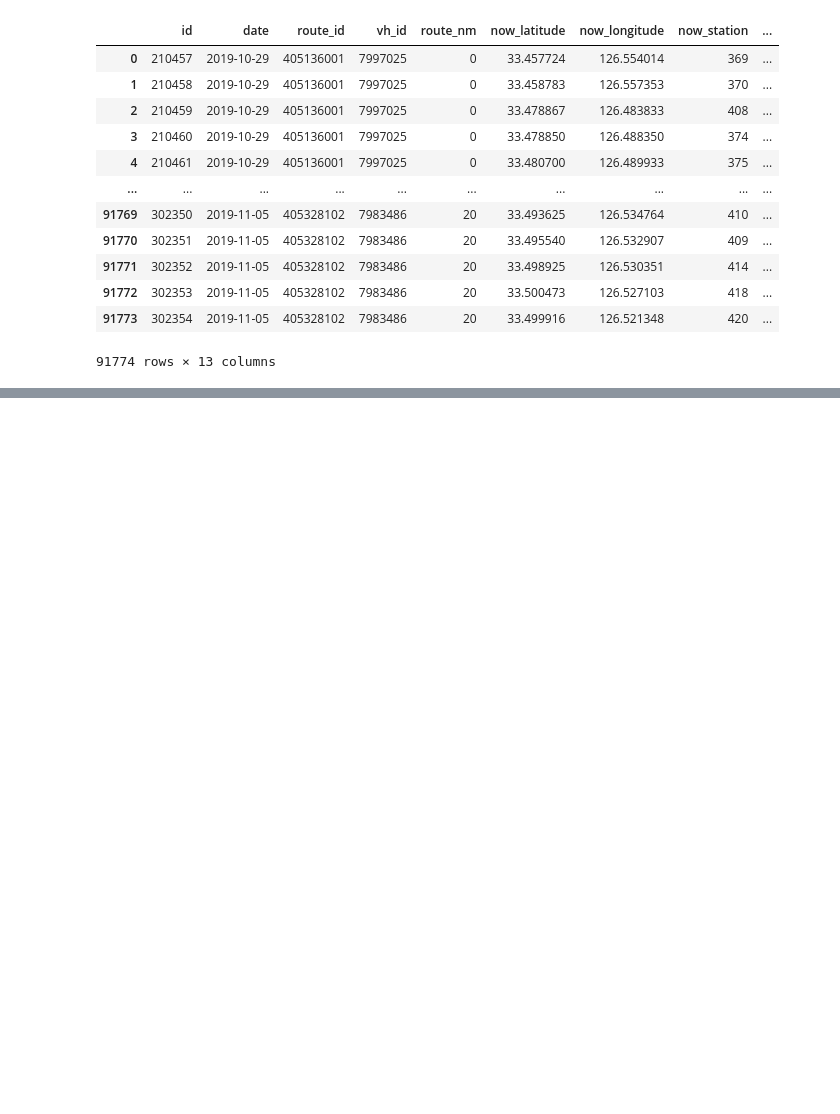
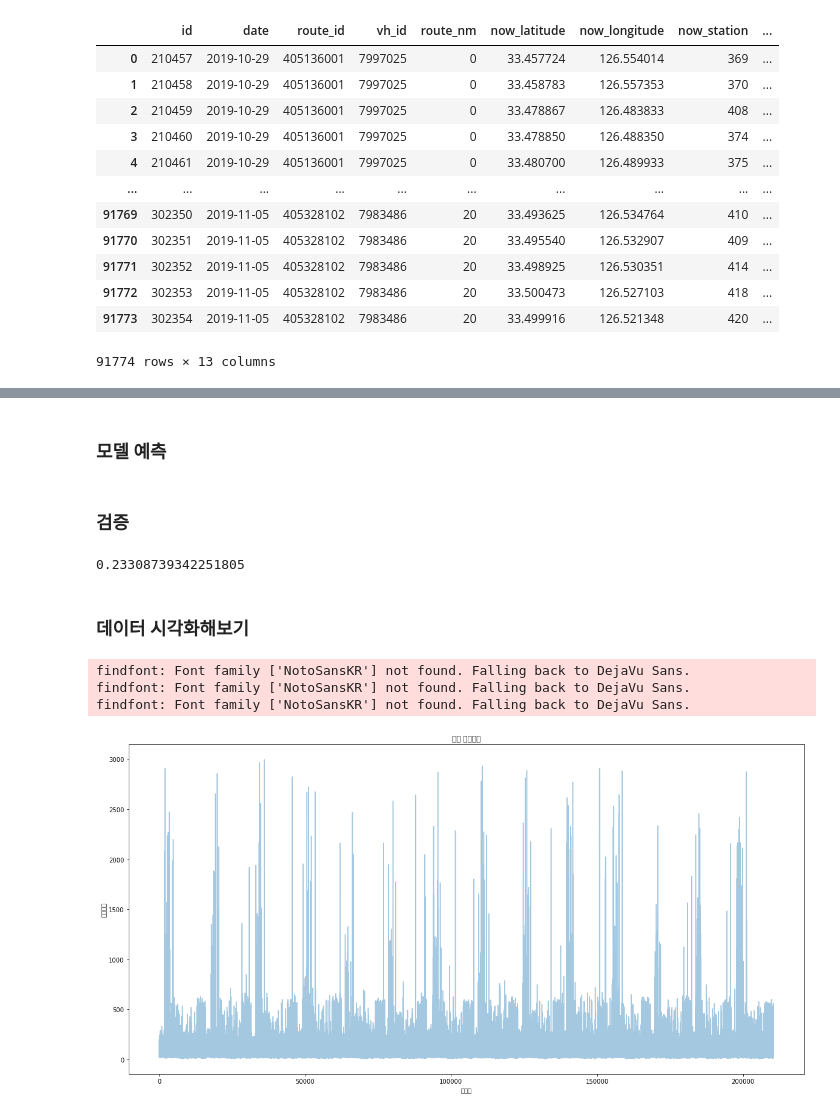
Before and after one commit to endnef2/past_learning, a Jupyter notebook: 데이터분석/bus.ipynb, the cells around one changed output, grey strips where cells are left out. Drawn from its saved outputs; the diff is of its cells as text; code cells hidden in the pictures; blank space fills up the shorter version.

```diff
--- a/데이터분석/bus.ipynb
+++ b/데이터분석/bus.ipynb
@@ -244,6 +244,9 @@ r2_score(y_test, pred2)
 # %% [markdown]
 ## 데이터 전처리
 ### 위도, 경도 추출하기
+# %%
+test = pd.read_csv('C:/Users/endne/OneDrive/바탕 화면/파이썬/알고리즘/dataset/229611_버스 운행시간 예측 경진대회_data/test.csv')
+train = pd.read_csv('C:/Users/endne/OneDrive/바탕 화면/파이썬/알고리즘/dataset/229611_버스 운행시간 예측 경진대회_data/train.csv')
 # %%
 train[['next_latitude',	'next_longitude']][:5].values.tolist()
 # %% [output]
@@ -588,0 +590,2 @@ test
+# %% [markdown]
+### 모델 예측
@@ -588,0 +594,37 @@ test
+# %% [markdown]
+### 검증
+# %%
+from sklearn.metrics import r2_score
+
+r2_score(y_val, pred)
+# %% [output]
+0.23308739342251805
+# %% [markdown]
+### 데이터 시각화해보기
+# %%
+# 파이썬 warning 무시
+import warnings
+warnings.simplefilter(action='ignore', category=FutureWarning)
+
+# 시각화를 위한 라이브러리
+import matplotlib.pyplot as plt
+import matplotlib.font_manager as fm
+
+# 한글 폰트를 사용하기 위한 코드
+fe = fm.FontEntry(fname = 'NotoSansKR-Regular.otf', name = 'NotoSansKR')
+fm.fontManager.ttflist.insert(0, fe)
+plt.rc('font', family='NotoSansKR')
+
+## 코드 작성
+train['next_arrive_time'].plot(figsize=(20,10), alpha=0.4)
+
+plt.title('버스 운행시간')
+plt.xlabel('인덱스')
+plt.ylabel('운행시간')
+
+plt.show()
+# %% [output]
+findfont: Font family ['NotoSansKR'] not found. Falling back to DejaVu Sans.
+findfont: Font family ['NotoSansKR'] not found. Falling back to DejaVu Sans.
+findfont: Font family ['NotoSansKR'] not found. Falling back to DejaVu Sans.
+[figure, added]
```
Also changed, not shown: parts of 52 cells of this notebook, 1 other file.
